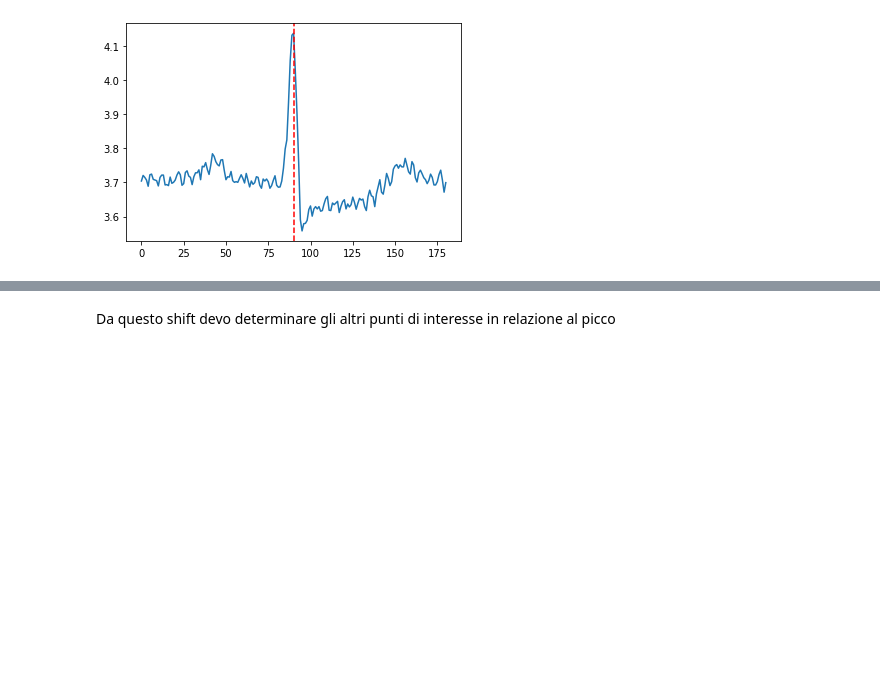
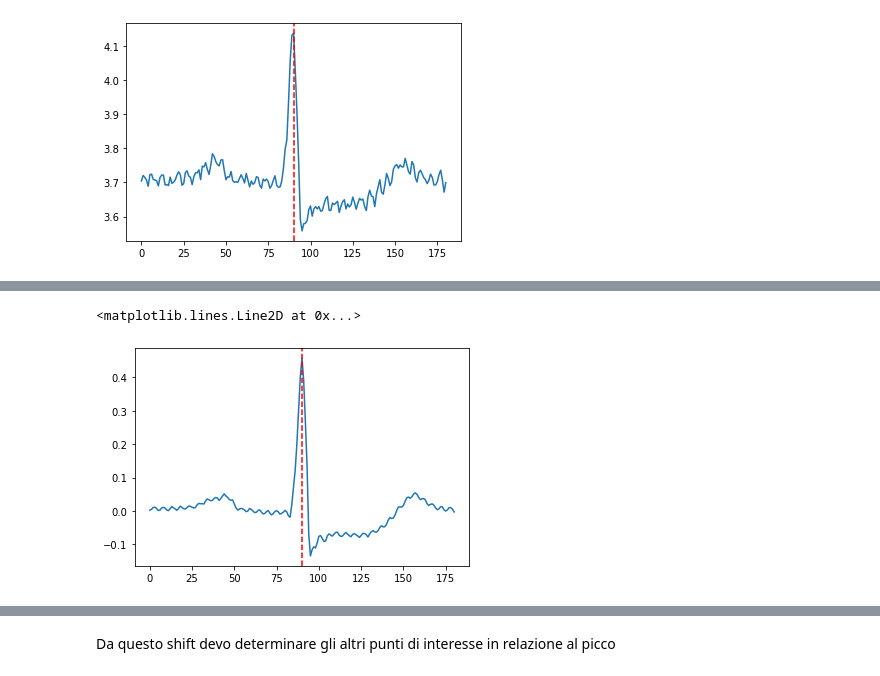
Before and after one commit to eriesp/ECGanalysis, a Jupyter notebook: Extracting the heartbeats creating the datasets Second patient.ipynb, the cells around one changed output, grey strips where cells are left out. Cells and saved outputs as stored; diff of their text form; code cells hidden in the pictures; blank space fills up the shorter version.

```diff
--- a/Extracting the heartbeats creating the datasets Second patient.ipynb
+++ b/Extracting the heartbeats creating the datasets Second patient.ipynb
@@ -120,7 +100,7 @@ plt.axvline(x = semi_period, color='r', linestyle='--')
 # %%
 hb_dic = {}
 
-for i in range(length):
+for i in range(length -1):
     hb_dic[i] = single_hb[:,i]
 
 df = pd.DataFrame(hb_dic)
@@ -136,0 +117,10 @@ df.head()
+# %%
+# calcolo la media di questo segnale
+
+df['mean'] = df.mean(axis = 1)
+# %%
+plt.plot(df['mean'])
+plt.axvline(x = semi_period, color='r', linestyle='--')
+# %% [output]
+<matplotlib.lines.Line2D at 0x...>
+[figure, added]
```
Also changed, not shown: parts of 9 cells of this notebook, 8 other files.
